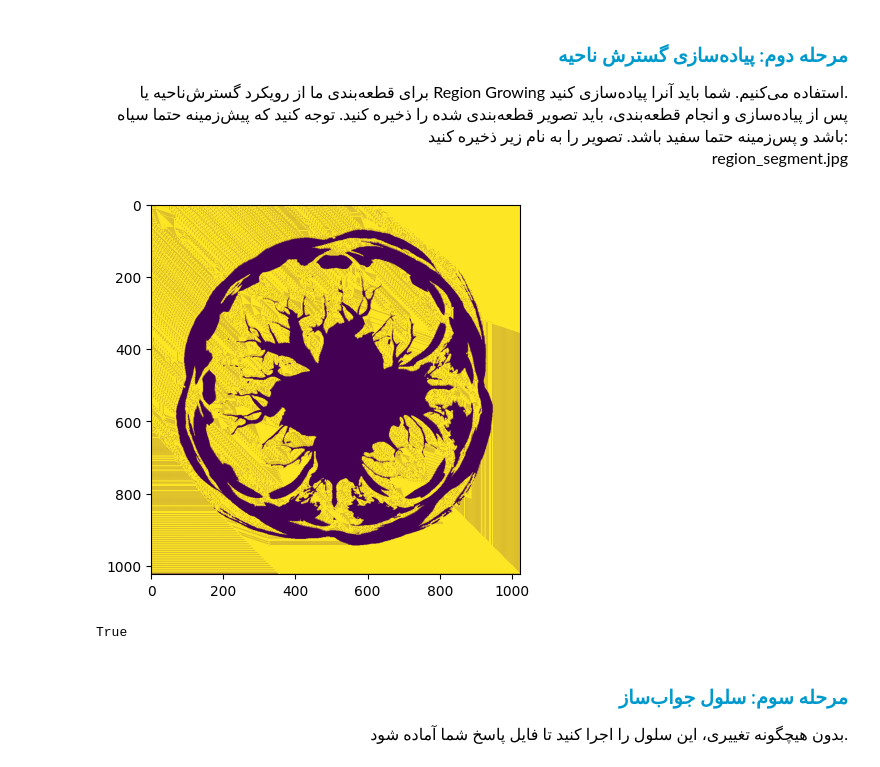
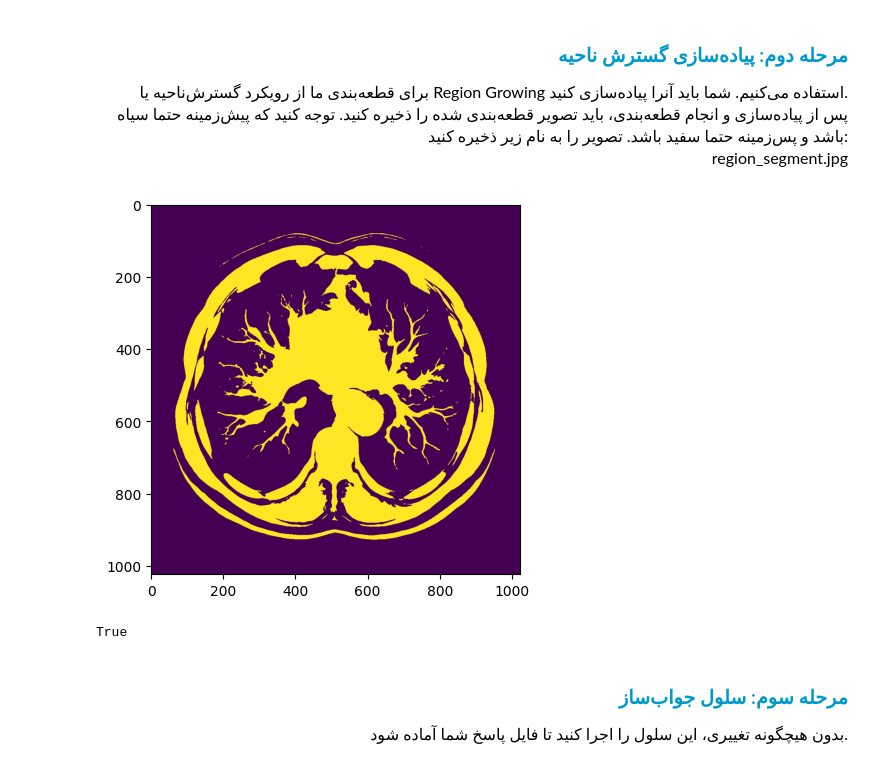
Before and after one commit to mahajialirezaei/image-processing-codes, a Jupyter notebook: Img-region-based-Segmentation/notebook.ipynb, the cells around one changed output. Cells and saved outputs as stored; diff of their text form; code cells hidden in the pictures.

Commit message:
use threshold 150 in function with black background

```diff
--- a/Img-region-based-Segmentation/notebook.ipynb
+++ b/Img-region-based-Segmentation/notebook.ipynb
@@ -68,39 +72,42 @@ def Homogeneity(Is, Ip, th):
 
 delta = [[-1, -1], [1, -1], [1, 1], [-1, 1], [0, 1], [-1, 0], [1, 0], [0, 1]]
 
 
 def region_growing(img_gaussy, seed_point, th, delta, Is):
     stack_img = list()
     mask = np.zeros_like(img_gaussy)
     visited = np.zeros_like(img_gaussy)
     stack_img.append(seed_point)
     rows, cols = img_gaussy.shape
     while stack_img:
         x, y = stack_img.pop()
         if visited[y, x]:
             continue
         visited[y, x] = True
         if Homogeneity(int(Is), int(img_gaussy[y, x]), th):
             mask[y, x] = 255
             for dx, dy in delta:
                 next_x = x + dx
                 next_y = y + dy
                 if 0 <= next_y < rows and 0 <= next_x < cols:
                     if not visited[next_y, next_x]:
-                        stack_img.append((next_y, next_x))
+                        stack_img.append((next_x, next_y))
         else:
             mask[y, x] = 0
     return mask
+# images = []
+# for th in threshold:
+#     images.append(region_growing(img_gaussy, seed_point, th, delta, Is))
+#     plt.imshow(images[-1], cmap='gray')
+#     plt.show()
 
-
-
-th_final = threshold[2]
-final_img = region_growing(img_gaussy, seed_point, th_final, delta, Is)
+th_final = threshold[1]
+final_img = 255 - region_growing(img_gaussy, seed_point, th_final, delta, Is)
 plt.imshow(final_img)
 plt.show()
 cv2.imwrite('region_segment.jpg', final_img)
 # %% [output]
-[figure, old version]
+[figure, new version]
 True
 # %% [markdown]
 <h3 align=right style="line-height:200%;font-family:vazir;color:#0099cc">
```
Also changed, not shown: parts of 1 cell of this notebook.
